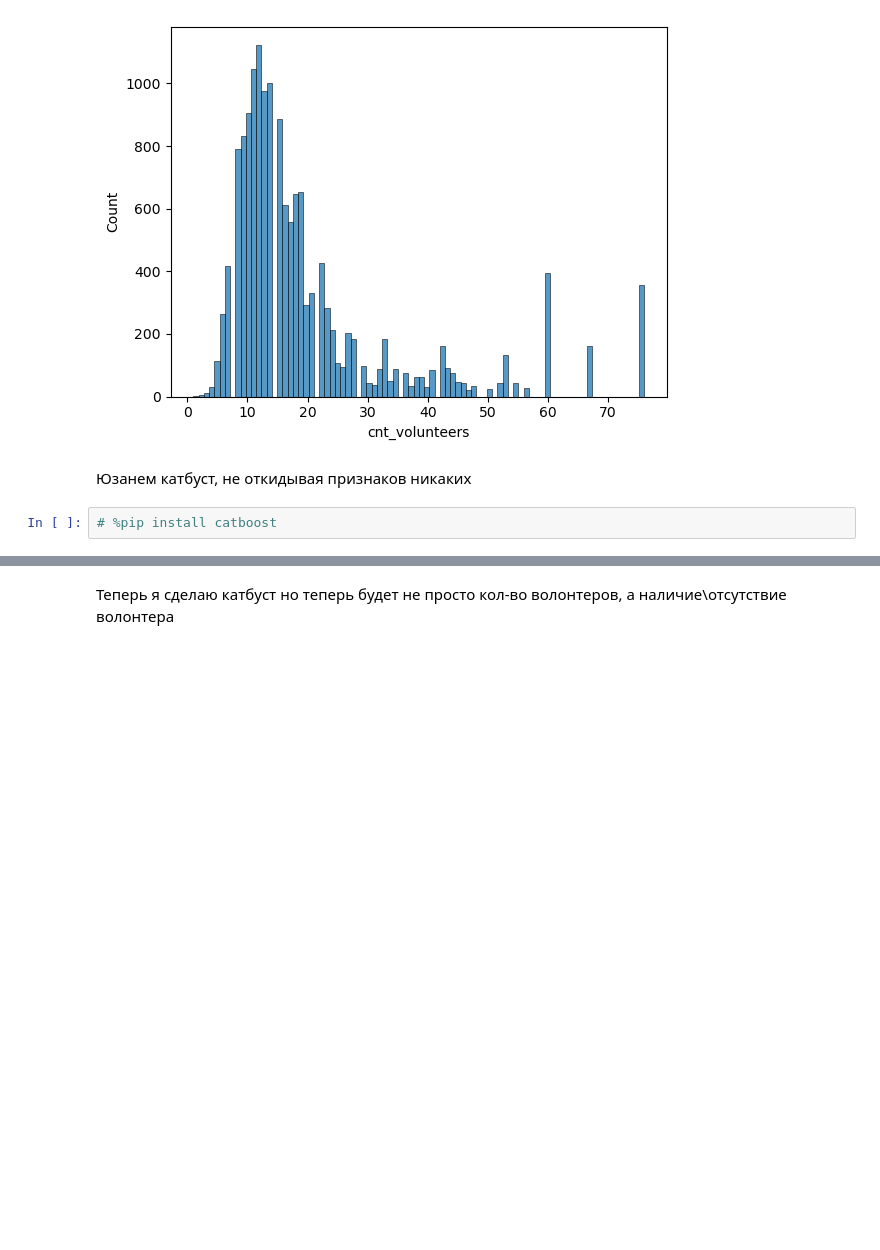
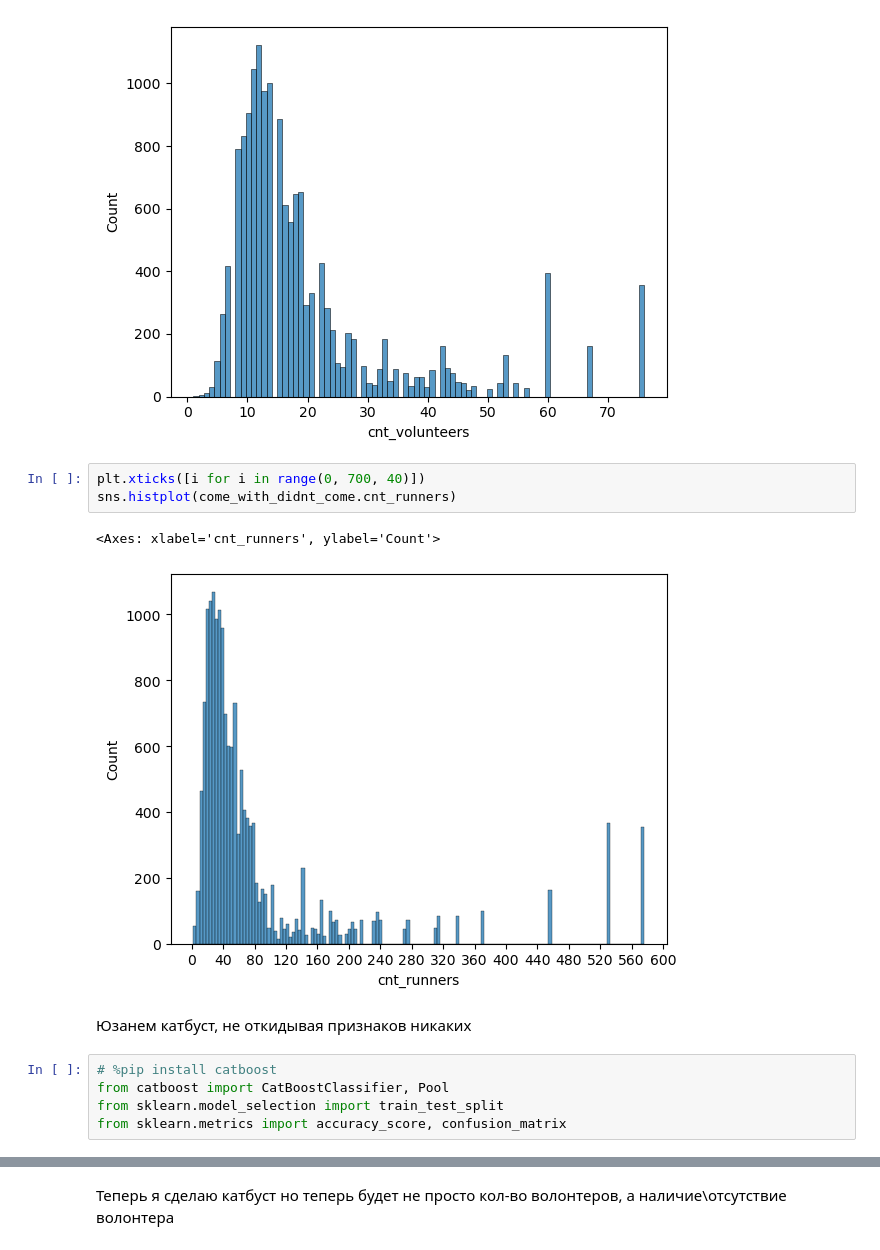
Before and after one commit to Alex12345432141242/abort-404, a Jupyter notebook: gipoteza_volunteer.ipynb, the cells around one changed output, grey strips where cells are left out. Saved outputs shown, nothing was run; the diff lists cells and outputs as text; blank space fills up the shorter version.

```diff
--- a/gipoteza_volunteer.ipynb
+++ b/gipoteza_volunteer.ipynb
@@ -226,8 +226,17 @@ sns.histplot(num_col_starts.cnt_volunteers)
 # %% [output]
 <Axes: xlabel='cnt_volunteers', ylabel='Count'>
 [figure]
+# %%
+plt.xticks([i for i in range(0, 700, 40)])
+sns.histplot(come_with_didnt_come.cnt_runners)
+# %% [output]
+<Axes: xlabel='cnt_runners', ylabel='Count'>
+[figure, added]
 # %% [markdown]
 Юзанем катбуст, не откидывая признаков никаких
-# %%
-# %pip install catboost
+# %%
+# %pip install catboost
+from catboost import CatBoostClassifier, Pool
+from sklearn.model_selection import train_test_split
+from sklearn.metrics import accuracy_score, confusion_matrix
 # %%
```
Also changed, not shown: parts of 18 cells of this notebook, 4 other files.
